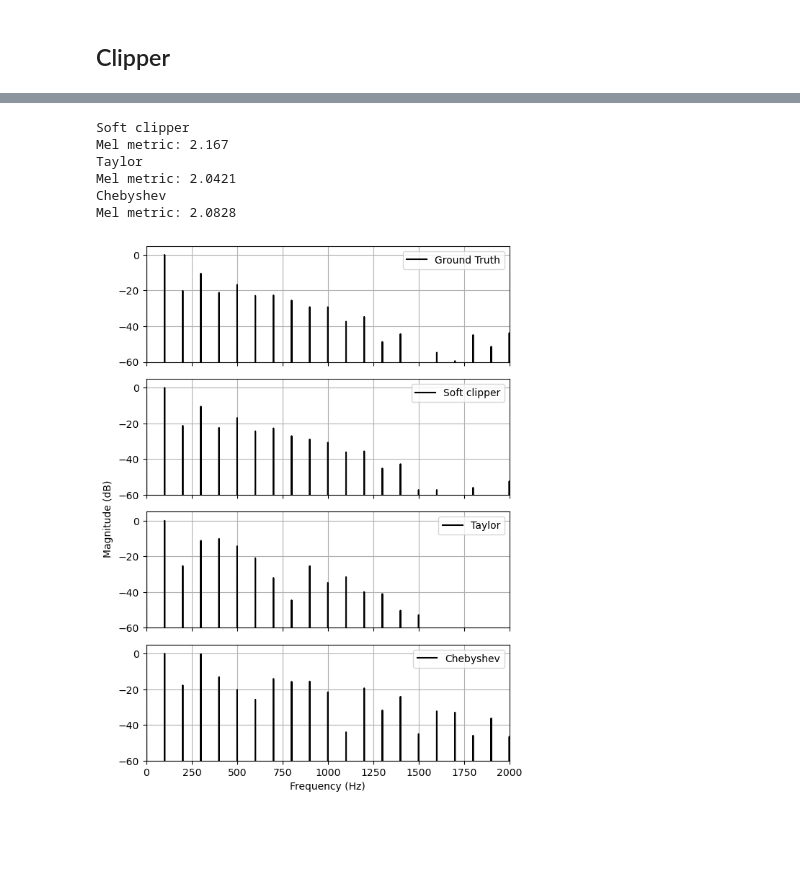
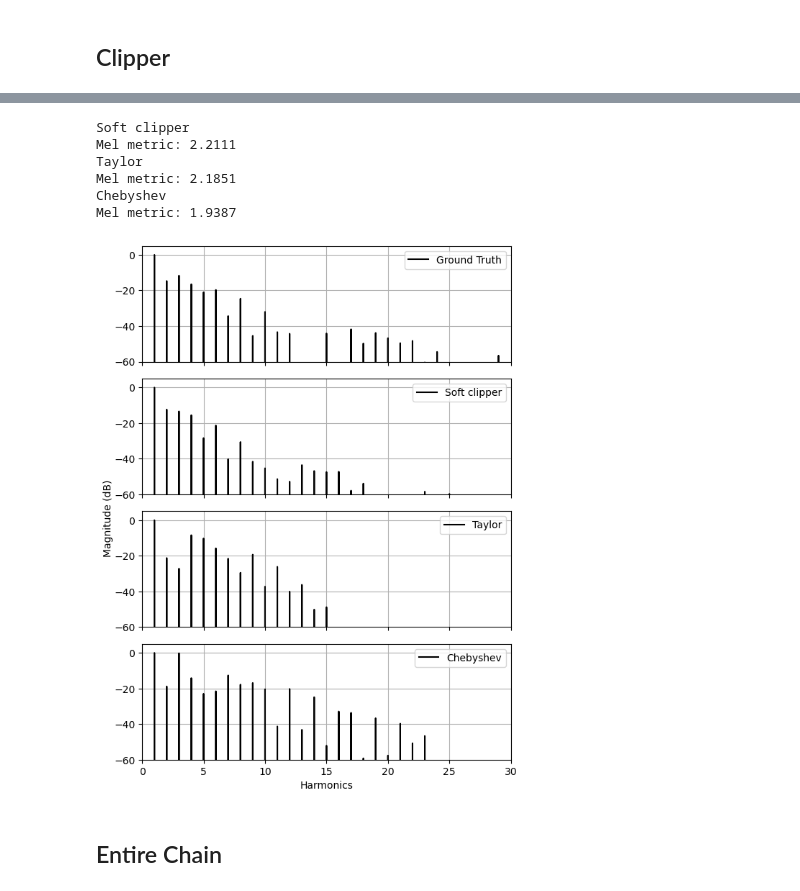
Before and after one commit to peladeaucome/ICASSP-2024-BEAFX-using-DDSP, a Jupyter notebook: export_audios.ipynb, the cells around one changed output, grey strips where cells are left out. Drawn from its saved outputs; the diff is of its cells as text; code cells hidden in the pictures; blank space fills up the shorter version.

```diff
--- a/export_audios.ipynb
+++ b/export_audios.ipynb
@@ -74,4 +89,0 @@ Test dataset length : 50
-# %%
-x, y, q = test_dataset[10]
-x=x.unsqueeze(0)
-display(Audio(data=x[0,0].clone().cpu().numpy(), rate=44100))
@@ -168,13 +183,19 @@ NameError: name 'outputs' is not defined
 # %% [markdown]
 Compressor
 # %%
-encoder_type = "time_frequency"
-afx_list =["compfull"]
-labels_list={"compfull":"Estimation"}
+encoder_type = "mee"
+
+#afx_list =["compfull", "compsimple"]
+#sfx="compfull"
+
+afx_list = ["comphalf"]
+sfx="comphalf"
+
+labels_list={"compfull":"Neural proxy", "comphalf":'Hybrid proxy', 'compsimple':'Simple compressor'}
 styles = {
     "Estimation": '--',
     "Ground Truth" : 'k-'}
-sfx="compfull"
+
 loss_type="mel"
 prefix=''
 suffix=''
@@ -235,4 +240,0 @@ Test dataset length : 50
-# %%
-x, y, q = test_dataset[10]
-x=x.unsqueeze(0)
-display(Audio(data=x[0,0].clone().cpu().numpy(), rate=44100))
@@ -370,4 +362,0 @@ Test dataset length : 50
-# %%
-x, y, q = test_dataset[10]
-x=x.unsqueeze(0)
-display(Audio(data=x[0,0].clone().cpu().numpy(), rate=44100))
@@ -395,9 +382,9 @@ if compute:
 
     with torch.no_grad():
         q = torch.rand(batch_size, SFX_chain.num_controls)
-        q = torch.Tensor([[
-            .8, .5, .8
-        ]])
+        #q = torch.Tensor([[
+        #    .8, .5, .8
+        #]])
 
         imp = torch.arange(sr_hz).reshape(1, 1, sr_hz)
         imp = imp*torch.ones(batch_size, 1, 1)
@@ -440,7 +427,7 @@ for label in exports.keys():
 
 if export:
     for label, sig in exports.items():
-        scipy.io.wavfile.write(filename=f'Exports/Distortion/{label}.wav', rate=44100, data=sig)
+        scipy.io.wavfile.write(filename=f'Exports/Distortion/{label}_{song_idx}.wav', rate=44100, data=sig)
 
 
 keys=list(outputs.keys())
@@ -449,39 +436,42 @@ fig, ax = plt.subplots(figsize = (15*cm, 20*cm), nrows=len(keys), ncols=1, share
 for idx in range(len(ax)):
     label=keys[idx]
     sig=outputs[label]
 
     sig = sig[0,0,:]
+    sig=sig-np.mean(sig, axis=-1, keepdims=True)
     sig=sig/RMS(sig)
 
     x_fft = np.fft.rfft(sig)
     x_fft = x_fft/np.amax(np.abs(x_fft))
-    f = np.fft.rfftfreq(n=len(sig), d = 1/44100)
+    f = np.fft.rfftfreq(n=len(sig), d = 1/44100)/f0
 
 
     line = ax[idx].plot(f, dB20(x_fft/RMS(sig)),styles[label], label = label)
     ax[idx].set_ylim(-60, 5)
     ax[idx].grid()
     ax[idx].legend()
 
 
 #plt.semilogx()
-plt.xlim(0, 2000)
-plt.xlabel("Frequency (Hz)")
-fig.text(-0.01, 0.5, 'Magnitude (dB)', va='center', rotation='vertical')
+plt.xlim(0, 30)
+plt.xlabel("Harmonics")
+fig.text(-0.0, 0.5, 'Magnitude (dB)', va='center', rotation='vertical')
 plt.tight_layout()
 if export:
-    plt.savefig("Exports/Distortion/Dist_Matching.svg")
+    plt.savefig(f"Exports/Distortion/Dist_Matching_{song_idx}.svg")
 plt.show()
 
 
     #plt.plot(q_np*30-15)
     #plt.plot(qHat_np*30-15)
     #plt.show()
 # %% [output]
 Soft clipper
-Mel metric: 2.167
+Mel metric: 2.2111
 Taylor
-Mel metric: 2.0421
+Mel metric: 2.1851
 Chebyshev
-Mel metric: 2.0828
+Mel metric: 1.9387
-[figure, old version]
+[figure, new version]
+# %% [markdown]
+## Entire Chain
```
Also changed, not shown: parts of 19 cells of this notebook, 19 other files.
